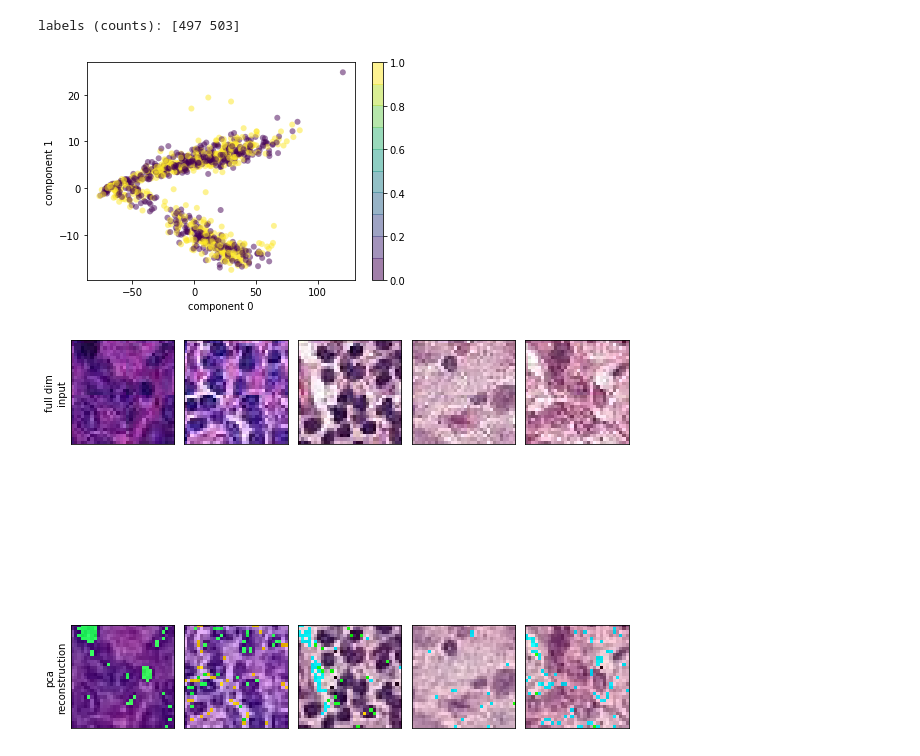
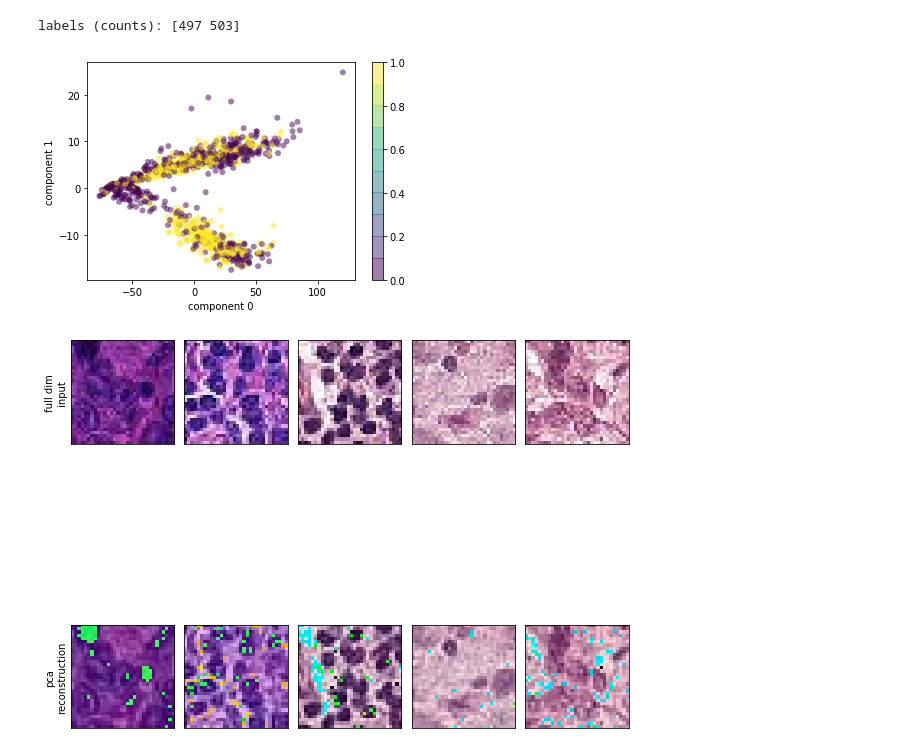
Before and after one commit to alessiot/Histopathologic-Cancer-Detection, a Jupyter notebook: Histopathologic Cancer Detection.ipynb, the cells around one changed output. Cells and saved outputs as stored; diff of their text form; code cells hidden in the pictures.

```diff
--- a/Histopathologic Cancer Detection.ipynb
+++ b/Histopathologic Cancer Detection.ipynb
@@ -232,14 +257,14 @@ labels (counts): [497 503]
 # %%
 comps = (0,1)
 
 plt.scatter(components[lbls_i_s, comps[0]], components[lbls_i_s, comps[1]],
-            c=lbls_s, edgecolor='none', alpha=0.5,
+            c=y_train[lbls_i_s], edgecolor='none', alpha=0.5,
             cmap=plt.cm.get_cmap('viridis', 10))
 plt.xlabel('component '+str(comps[0]))
 plt.ylabel('component '+str(comps[1]))
 plt.colorbar();
 # %% [output]
-[figure, old version]
+[figure, new version]
 # %%
 # Plot the PCA reconstruction
 n_show = 5
```
Also changed, not shown: parts of 25 cells of this notebook.
